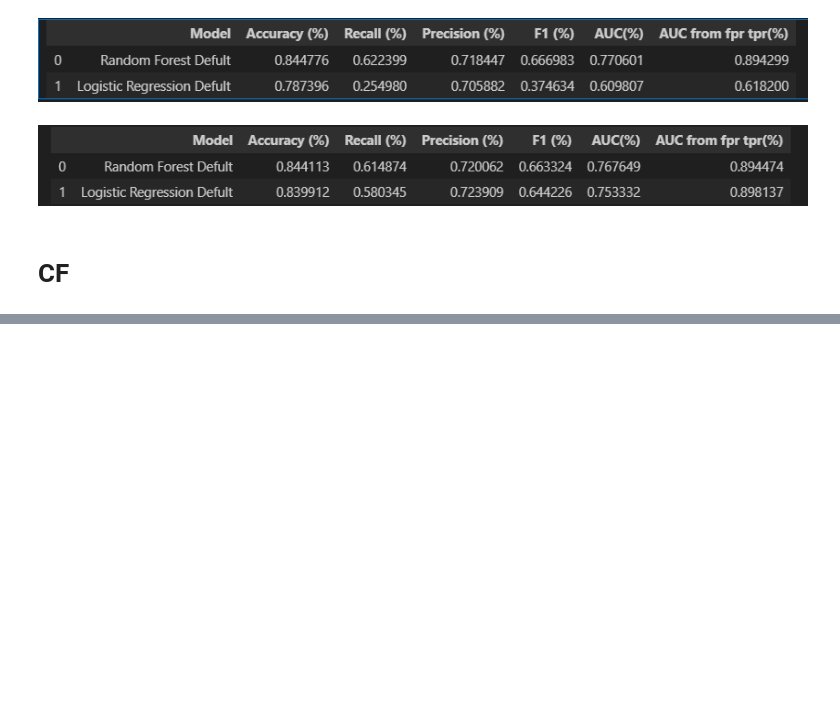
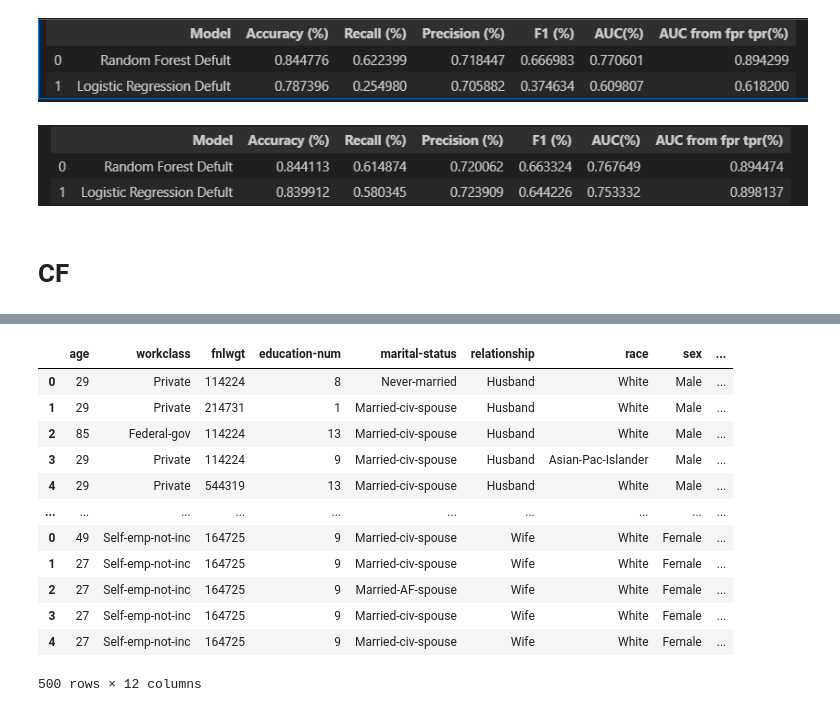
Before and after one commit to dideuzun/Thesis_Project, a Jupyter notebook: Adult Income/What have I done.ipynb, the cells around one changed output, grey strips where cells are left out. Drawn from its saved outputs; the diff is of its cells as text; code cells hidden in the pictures; blank space fills up the shorter version.

```diff
--- a/Adult Income/What have I done.ipynb
+++ b/Adult Income/What have I done.ipynb
@@ -191,7 +191,6 @@ y = df['income']
 # %%
 # Split the dataset into fitting data (80%) and test set (20%)
 X_fit, X_test, y_fit, y_test = train_test_split(X, y, test_size=0.2, random_state=1)
-X_fit, X_test, y_fit, y_test = train_test_split(X, y, test_size=0.2, random_state=1)
 # %% [markdown]
 # Okay
 # %%
@@ -428,0 +379,6 @@ df_merged
+# %%
+model_RF, fpr_rf, tpr_rf, model_perf_metric_rf = run_RF(X_fit, y_fit, X_test, y_test, 'default')
+model_LR, model_perf_metric_lr = run_LR(X_fit, y_fit, X_test, y_test, 'default')
+
+model_perf_metrics_merged = model_perf_metric_rf.merge(model_perf_metric_lr, how='outer')
+model_perf_metrics_merged
@@ -435,7 +416,7 @@ df_merged
 # %%
 def generate_counterfactuals(X_fit, y_fit, model,continuous_features, sample_size, total_CFs):
     # Create a Data object
-    d = dice_ml.Data(dataframe=X_fit.assign(income=y_fit), continuous_features=['capital-gain', 'capital-loss'], outcome_name='income')
+    d = dice_ml.Data(dataframe=X_fit.assign(income=y_fit), continuous_features=continuous_features, outcome_name='income')
 
     # Create a Model object
     m = dice_ml.Model(model=model, backend="sklearn")
@@ -444,7 +425,7 @@ def generate_counterfactuals(X_fit, y_fit, model,continuous_features, sample_siz
     exp = dice_ml.Dice(d, m, method="random")
 
     e1 = exp.generate_counterfactuals(X_fit[0:sample_size], total_CFs=total_CFs, desired_class="opposite")
-    e1.visualize_as_dataframe(show_only_changes=True)
+    #e1.visualize_as_dataframe(show_only_changes=True)
 
     cf_df = pd.DataFrame()
 
@@ -453,5 +434,7 @@ def generate_counterfactuals(X_fit, y_fit, model,continuous_features, sample_siz
         cf_df = pd.concat([cf_df, xd])
     else:
         cf_df.to_csv('cf_df_{}_{}.csv'.format(sample_size, total_CFs))
+        X_fit_cf = cf_df.drop(['income'], axis=1)
+        y_fit_cf = cf_df['income']
 
-    return exp, e1, cf_df
+    return exp, e1, cf_df, X_fit_cf, y_fit_cf
@@ -489,0 +441,10 @@ Diverse Counterfactual set (new outcome: 1)
+# %%
+continuous_features = []
+
+for j in [10, 100]:
+    for i in [2, 5]:
+        exp, e1, cf_df, X_fit_cf, y_fit_cf = generate_counterfactuals(X_fit, y_fit, model_RF,continuous_features, j, i)
+        new_X_fit = pd.concat([X_fit, X_fit_cf])
+        new_y_fit = pd.concat([y_fit, y_fit_cf])
+        model_LR_cf, model_perf_metric_lr_cf = run_LR(new_X_fit, new_y_fit, X_test, y_test, '_{}_{}'.format(j, i))
+        model_perf_metrics_merged = model_perf_metrics_merged.append(model_perf_metric_lr_cf, ignore_index=True)
@@ -495,0 +493,16 @@ NameError: name 'exp' is not defined
+# %%
+cf_df
+# %% [output]
+|  | age | workclass | fnlwgt | education-num | marital-status | relationship | race | sex | ... |
+| 0 | 29 | Private | 114224 | 8 | Never-married | Husband | White | Male | ... |
+| 1 | 29 | Private | 214731 | 1 | Married-civ-spouse | Husband | White | Male | ... |
+| 2 | 85 | Federal-gov | 114224 | 13 | Married-civ-spouse | Husband | White | Male | ... |
+| 3 | 29 | Private | 114224 | 9 | Married-civ-spouse | Husband | Asian-Pac-Islander | Male | ... |
+| 4 | 29 | Private | 544319 | 13 | Married-civ-spouse | Husband | White | Male | ... |
+| ... | ... | ... | ... | ... | ... | ... | ... | ... | ... |
+| 0 | 49 | Self-emp-not-inc | 164725 | 9 | Married-civ-spouse | Wife | White | Female | ... |
+| 1 | 27 | Self-emp-not-inc | 164725 | 9 | Married-civ-spouse | Wife | White | Female | ... |
+| 2 | 27 | Self-emp-not-inc | 164725 | 9 | Married-AF-spouse | Wife | White | Female | ... |
+| 3 | 27 | Self-emp-not-inc | 164725 | 9 | Married-civ-spouse | Wife | White | Female | ... |
+| 4 | 27 | Self-emp-not-inc | 164725 | 9 | Married-civ-spouse | Wife | White | Female | ... |
+500 rows × 12 columns
```
Also changed, not shown: parts of 16 cells of this notebook.
